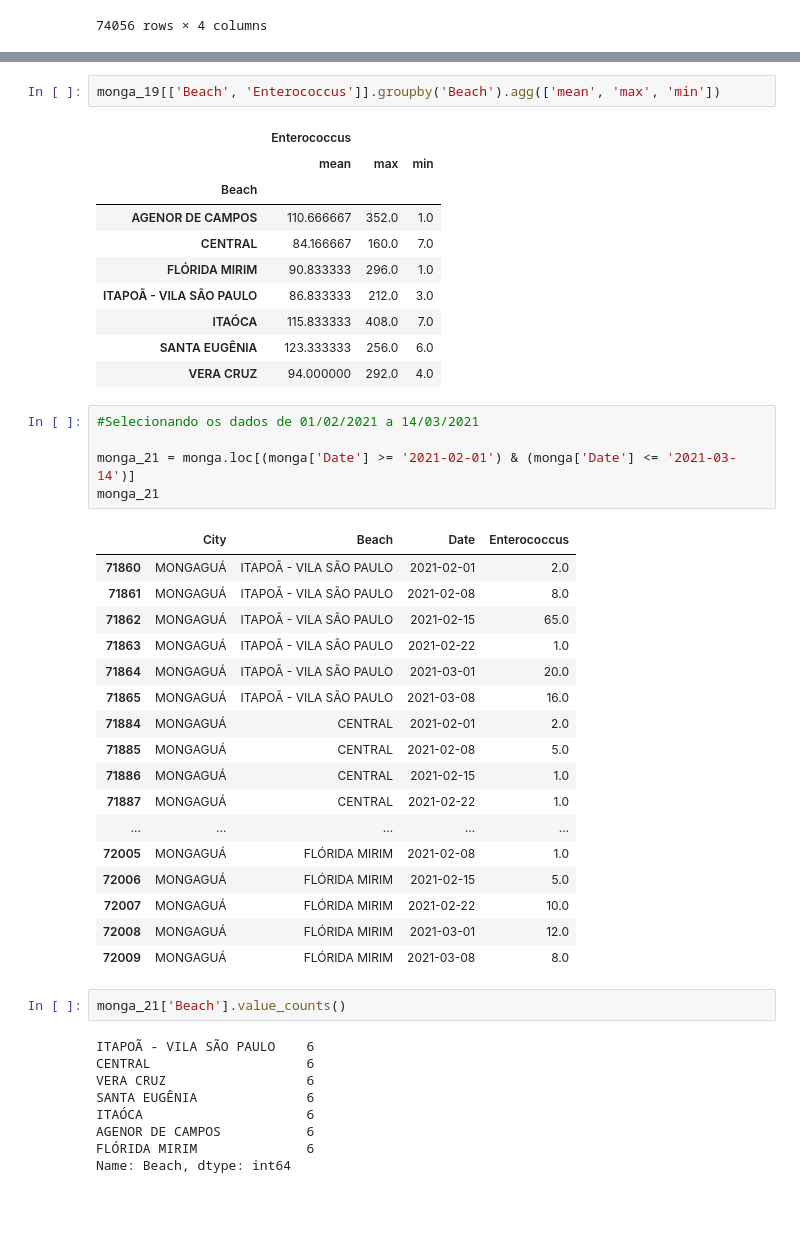
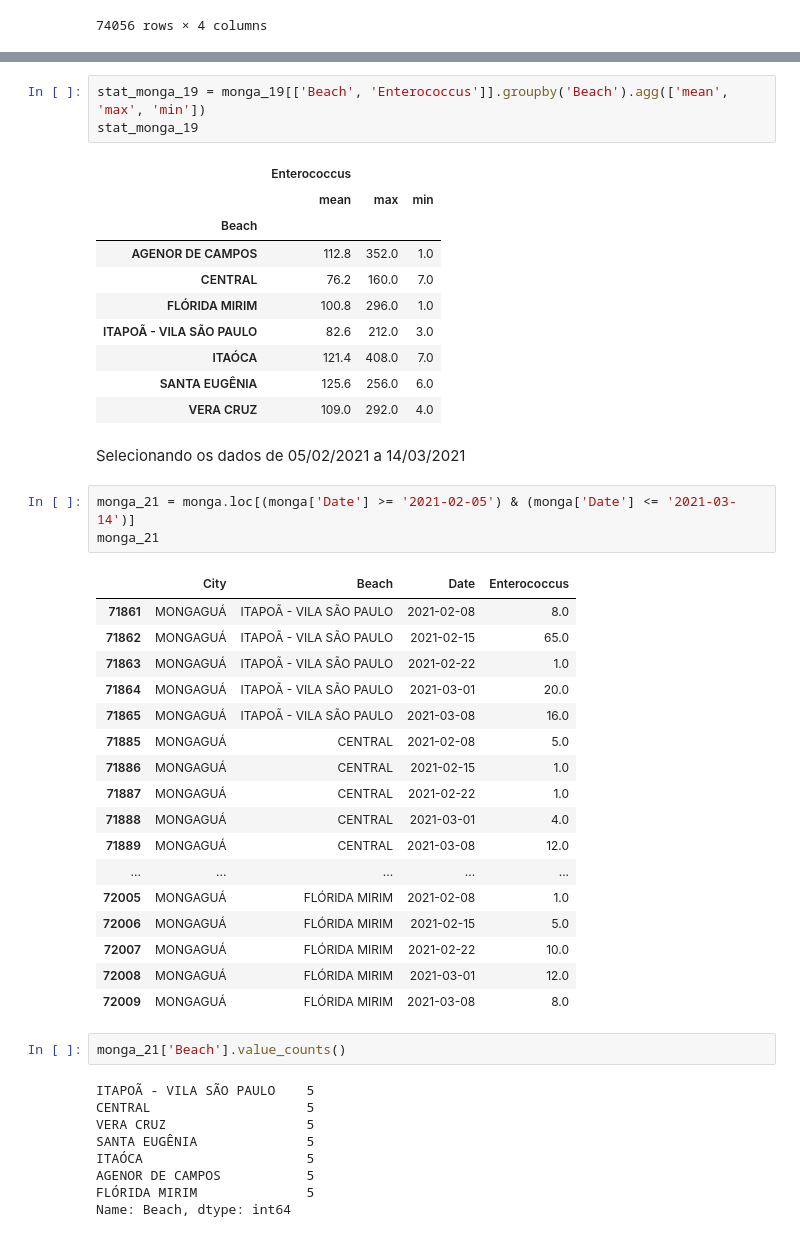
Before and after one commit to paulacca467/projeto-final, a Jupyter notebook: qualidade_agua.ipynb, the cells around one changed output, grey strips where cells are left out. Drawn from its saved outputs; the diff is of its cells as text; blank space fills up the shorter version.

```diff
--- a/qualidade_agua.ipynb
+++ b/qualidade_agua.ipynb
@@ -73,33 +97,34 @@ Name: Beach, dtype: int64
 # %%
-monga_19[['Beach', 'Enterococcus']].groupby('Beach').agg(['mean', 'max', 'min'])
+stat_monga_19 = monga_19[['Beach', 'Enterococcus']].groupby('Beach').agg(['mean', 'max', 'min'])
+stat_monga_19
 # %% [output]
 |  | Enterococcus |  |  |
 |  | mean | max | min |
 | Beach |  |  |  |
-| AGENOR DE CAMPOS | 110.666667 | 352.0 | 1.0 |
-| CENTRAL | 84.166667 | 160.0 | 7.0 |
-| FLÓRIDA MIRIM | 90.833333 | 296.0 | 1.0 |
-| ITAPOÃ - VILA SÃO PAULO | 86.833333 | 212.0 | 3.0 |
-| ITAÓCA | 115.833333 | 408.0 | 7.0 |
-| SANTA EUGÊNIA | 123.333333 | 256.0 | 6.0 |
-| VERA CRUZ | 94.000000 | 292.0 | 4.0 |
+| AGENOR DE CAMPOS | 112.8 | 352.0 | 1.0 |
+| CENTRAL | 76.2 | 160.0 | 7.0 |
+| FLÓRIDA MIRIM | 100.8 | 296.0 | 1.0 |
+| ITAPOÃ - VILA SÃO PAULO | 82.6 | 212.0 | 3.0 |
+| ITAÓCA | 121.4 | 408.0 | 7.0 |
+| SANTA EUGÊNIA | 125.6 | 256.0 | 6.0 |
+| VERA CRUZ | 109.0 | 292.0 | 4.0 |
+# %% [markdown]
+Selecionando os dados de 05/02/2021 a 14/03/2021
 # %%
-#Selecionando os dados de 01/02/2021 a 14/03/2021
-
-monga_21 = monga.loc[(monga['Date'] >= '2021-02-01') & (monga['Date'] <= '2021-03-14')]
+monga_21 = monga.loc[(monga['Date'] >= '2021-02-05') & (monga['Date'] <= '2021-03-14')]
 monga_21
 # %% [output]
 |  | City | Beach | Date | Enterococcus |
-| 71860 | MONGAGUÁ | ITAPOÃ - VILA SÃO PAULO | 2021-02-01 | 2.0 |
 | 71861 | MONGAGUÁ | ITAPOÃ - VILA SÃO PAULO | 2021-02-08 | 8.0 |
 | 71862 | MONGAGUÁ | ITAPOÃ - VILA SÃO PAULO | 2021-02-15 | 65.0 |
 | 71863 | MONGAGUÁ | ITAPOÃ - VILA SÃO PAULO | 2021-02-22 | 1.0 |
 | 71864 | MONGAGUÁ | ITAPOÃ - VILA SÃO PAULO | 2021-03-01 | 20.0 |
 | 71865 | MONGAGUÁ | ITAPOÃ - VILA SÃO PAULO | 2021-03-08 | 16.0 |
-| 71884 | MONGAGUÁ | CENTRAL | 2021-02-01 | 2.0 |
 | 71885 | MONGAGUÁ | CENTRAL | 2021-02-08 | 5.0 |
 | 71886 | MONGAGUÁ | CENTRAL | 2021-02-15 | 1.0 |
 | 71887 | MONGAGUÁ | CENTRAL | 2021-02-22 | 1.0 |
+| 71888 | MONGAGUÁ | CENTRAL | 2021-03-01 | 4.0 |
+| 71889 | MONGAGUÁ | CENTRAL | 2021-03-08 | 12.0 |
 | ... | ... | ... | ... | ... |
 | 72005 | MONGAGUÁ | FLÓRIDA MIRIM | 2021-02-08 | 1.0 |
 | 72006 | MONGAGUÁ | FLÓRIDA MIRIM | 2021-02-15 | 5.0 |
@@ -109,12 +134,12 @@ monga_21
 # %%
 monga_21['Beach'].value_counts()
 # %% [output]
-ITAPOÃ - VILA SÃO PAULO    6
-CENTRAL                    6
-VERA CRUZ                  6
-SANTA EUGÊNIA              6
-ITAÓCA                     6
-AGENOR DE CAMPOS           6
-FLÓRIDA MIRIM              6
+ITAPOÃ - VILA SÃO PAULO    5
+CENTRAL                    5
+VERA CRUZ                  5
+SANTA EUGÊNIA              5
+ITAÓCA                     5
+AGENOR DE CAMPOS           5
+FLÓRIDA MIRIM              5
 Name: Beach, dtype: int64
 # %%
```
Also changed, not shown: parts of 22 cells of this notebook.
